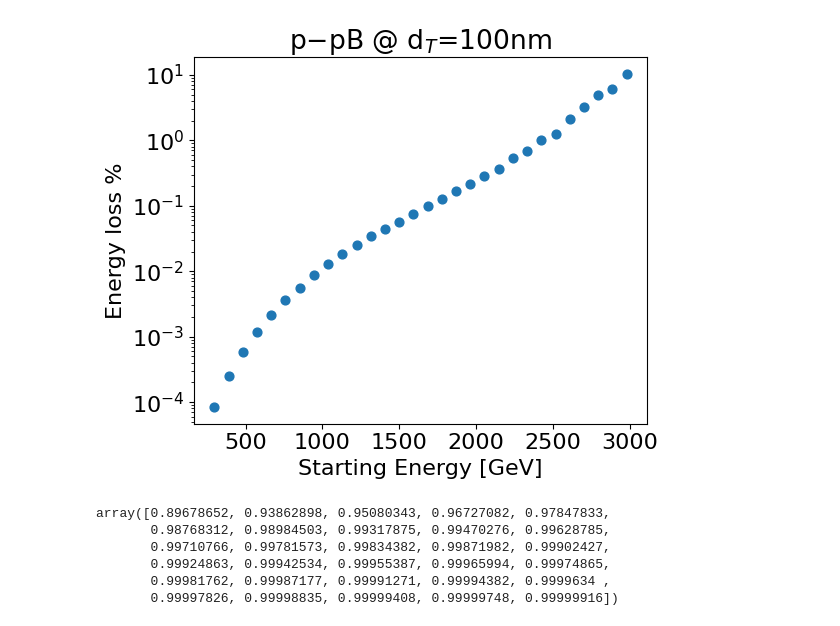
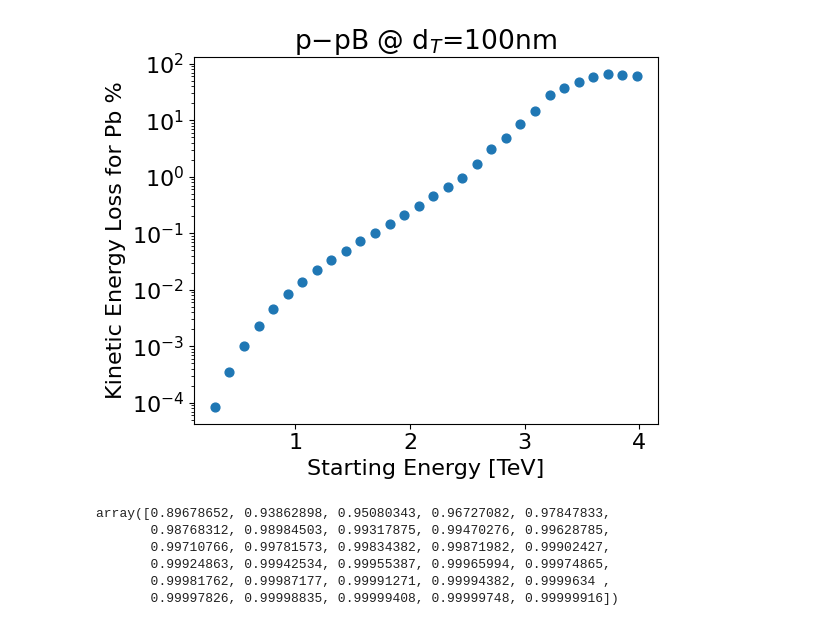
Before and after one commit to benfolsom/LW_integrator, a Jupyter notebook: two_particle_demo_percentplot_loop.ipynb, the cells around one changed output. Drawn from its saved outputs; the diff is of its cells as text; code cells hidden in the pictures.

```diff
--- a/two_particle_demo_percentplot_loop.ipynb
+++ b/two_particle_demo_percentplot_loop.ipynb
@@ -29,7 +29,7 @@ fracs_E_driver = []
 for i in range(0,len(Pz_list)):
 #for i in range(0,1):
         #Pz_list = np.linspace(9.584300885e5,9.584295e4,30)
-        Pz_list = np.linspace(9.584300885e5,9.584295e4,30)
+        Pz_list = np.linspace(1.28e6,9.584295e4,30)
 
         starting_Pz_rider = Pz_list[i]   #3.25E5 corresponds to 1 TeV
 
@@ -206,24 +193,24 @@ array([2978200.99855094, 2885774.06470387, 2793347.13085681,
 # %%
 fig = plt.figure(figsize=(6,5))
 ax = fig.add_subplot(1, 1, 1)
 #ax.scatter(zs,delta_e_MeV,s=40)
-ax.scatter(E_MeV_drv/1000,np.abs(fracs_E_driver-1)*100,s=40,label="pB")
+ax.scatter(E_MeV_drv/1e6,np.abs(fracs_E_driver-1)*100,s=40,label="pB")
 #ax.scatter(E_MeV/1000,np.abs(fracs_E_rider-1)*100,s=40,label="p")
 #ax.scatter(zs_drv,np.abs(delta_e_MeV_drv/1000),s=40)  #for log plotting
 #ax.scatter(tees,np.abs(np.multiply(qs_drv,1E-2)),s=40)
-ax.set_ylabel(r"Energy loss %")
-ax.set_xlabel(r"Starting Energy [GeV]")
+ax.set_ylabel(r"Kinetic Energy Loss for Pb %")
+ax.set_xlabel(r"Starting Energy [TeV]")
 #ax.axvline(30,color='g',label="wall paosition")
 #plt.xlim(-0.54,0.01)
 #plt.ylim(1E-5,5e3)
 #plt.xscale('log')
 plt.yscale('log')
 plt.title("p$-$pB @ d$_T$=100nm")
 plt.tight_layout()
 #plt.savefig("./6.26_prot_antiprot_10nm.png",dpi=600)
 plt.show()
 # %% [output]
-[figure, old version]
+[figure, new version]
 # %%
 fracs_E_driver
 # %% [output]
```
Also changed, not shown: parts of 2 cells of this notebook, 1 other file.
